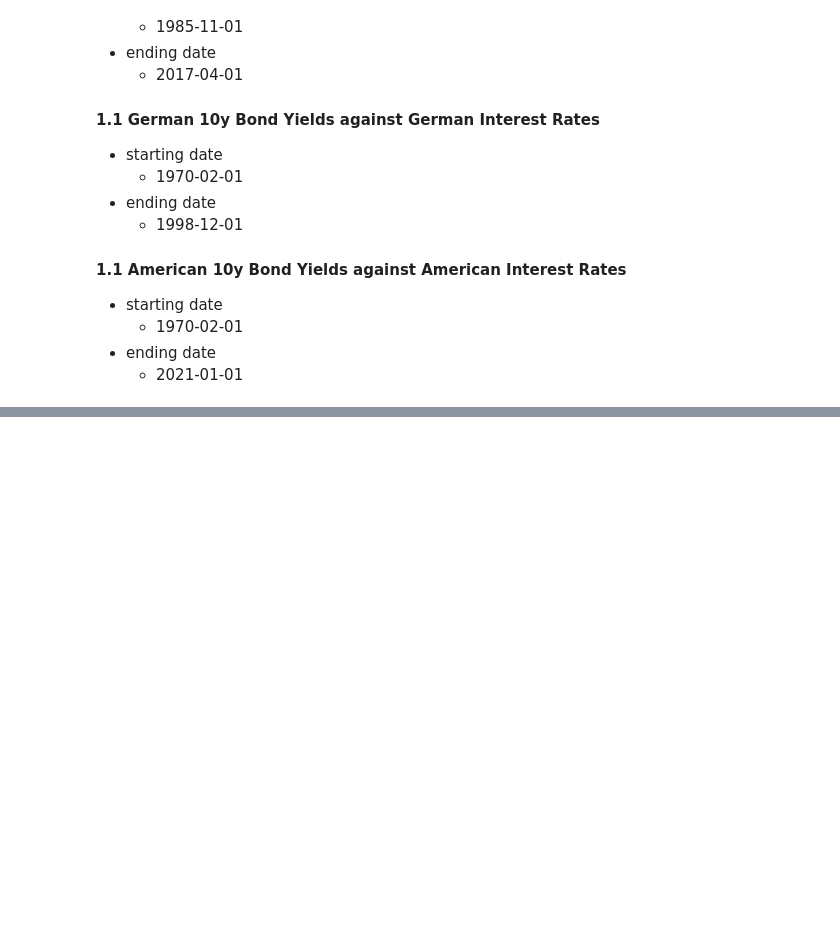
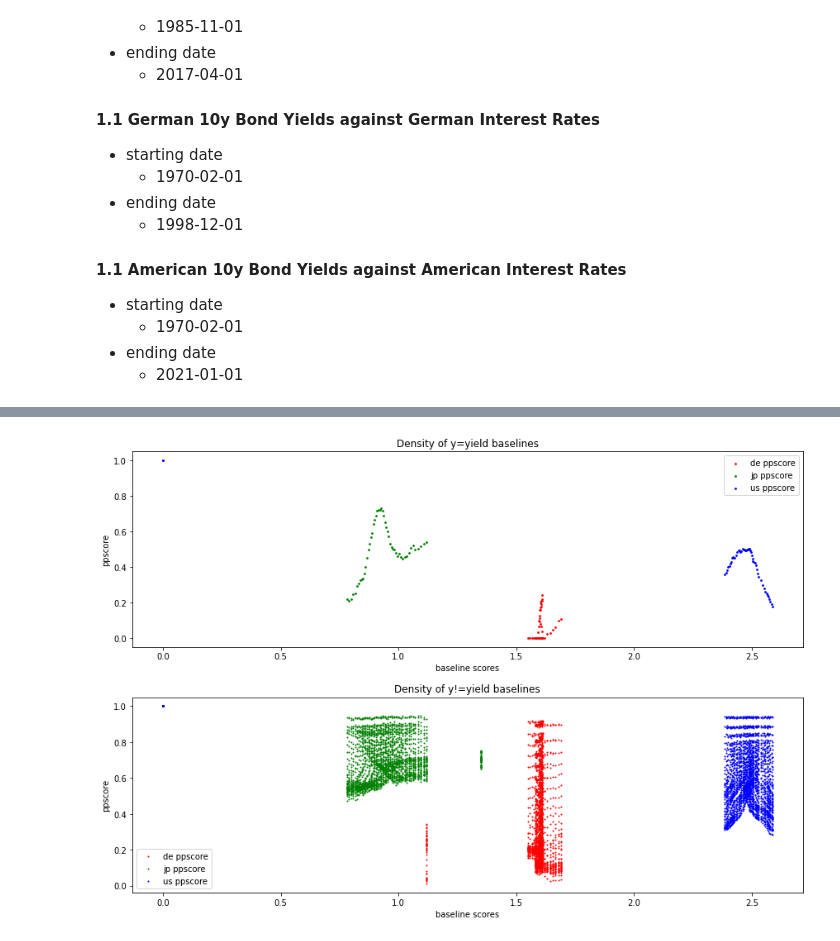
Before and after one commit to jthk1618/Causality, a Jupyter notebook: gdp_and_interest_rates.ipynb, the cells around one changed output, grey strips where cells are left out. Cells and saved outputs as stored; diff of their text form; code cells hidden in the pictures; blank space fills up the shorter version.

```diff
--- a/gdp_and_interest_rates.ipynb
+++ b/gdp_and_interest_rates.ipynb
@@ -208,0 +307,21 @@ Clearly there's a subtle bias to the left. Since the rates are being lagged, thi
+# %%
+# --- 1. Inspect Baseline
+
+_, ax = plt.subplots(2, figsize=(12, 8))
+_.tight_layout(h_pad=4)
+col_map = ["r", "g", "b"]
+
+for i, c in enumerate(countries):
+    x_is_yield = save_pscores[c].loc[save_pscores[c]["x"] == "{}_y".format(c)]
+    x_is_yield.plot(kind="scatter", x="baseline_score", y="ppscore",
+                          s=3, c=col_map[i], ax=ax[0], label="{} ppscore".format(c)
+                        )
+    ax[0].set(title="Density of y=yield baselines", xlabel="baseline scores")
+
+    y_is_yield = save_pscores[c].loc[save_pscores[c]["x"] != "{}_y".format(c)]
+    y_is_yield.plot(kind="scatter", x="baseline_score", y="ppscore",
+                          s=1, c=col_map[i], ax=ax[1], label="{} ppscore".format(c)
+                        )
+    ax[1].set(title="Density of y!=yield baselines", xlabel="baseline scores")
+# %% [output]
+[figure, added]
```
Also changed, not shown: parts of 14 cells of this notebook.
